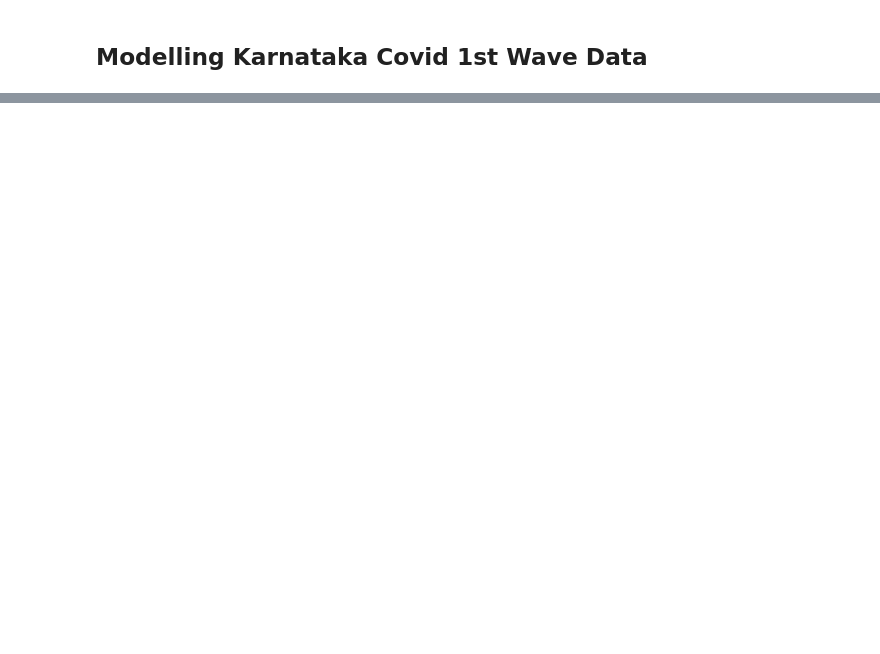
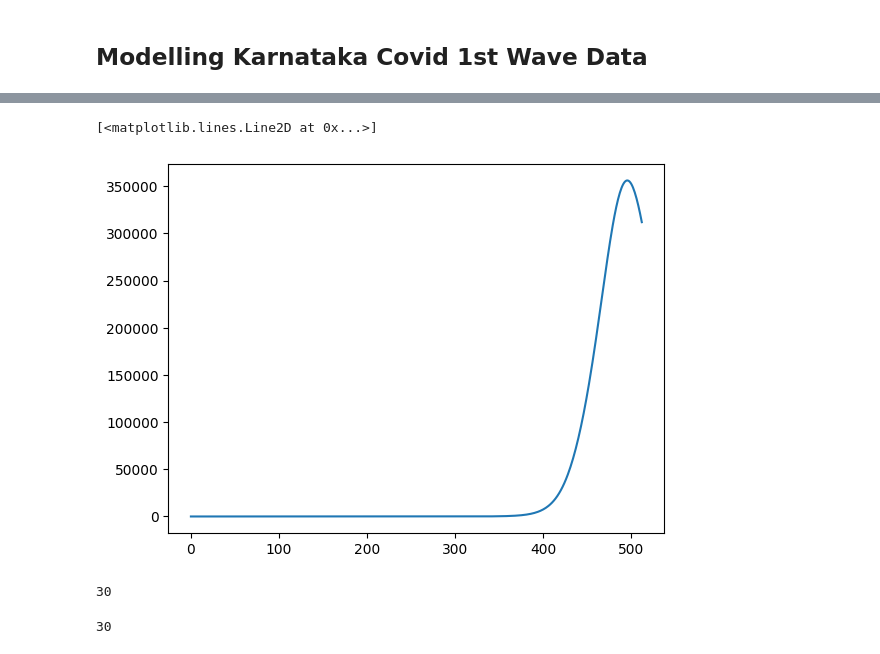
Before and after one commit to HimanshuSingh-all/Patch-Based-Simulator, a Jupyter notebook: seirv.ipynb, the cells around one changed output, grey strips where cells are left out. Cells and saved outputs as stored; diff of their text form; code cells hidden in the pictures; blank space fills up the shorter version.

```diff
--- a/seirv.ipynb
+++ b/seirv.ipynb
@@ -140,0 +376,24 @@ for i in range(len(districts)):
+# %%
+plt.plot(states[:,5, 1])
+# %% [output]
+[<matplotlib.lines.Line2D at 0x...>]
+[figure, added]
+# %%
+b = ['Kodagu', 'Bagalakote', 'Ballari', 'Belagavi', 'Bengaluru Rural',
+       'Bengaluru Urban', 'Bidar', 'Chamarajanagara', 'Chikkaballapura',
+       'Chikkamagaluru', 'Chitradurga', 'Dakshina Kannada', 'Davanagere',
+       'Dharwad', 'Gadag', 'Hassan', 'Haveri', 'Kalaburagi', 'Kolar',
+       'Koppal', 'Mandya', 'Mysuru', 'Raichur', 'Ramanagara',
+       'Shivamogga', 'Tumakuru', 'Udupi', 'Uttara Kannada', 'Vijayapura',
+       'Yadgiri']
+
+
+
+len(a)
+# %% [output]
+30
+# %%
+
+len(b)
+# %% [output]
+30
```
Also changed, not shown: parts of 25 cells of this notebook, 7 other files.
